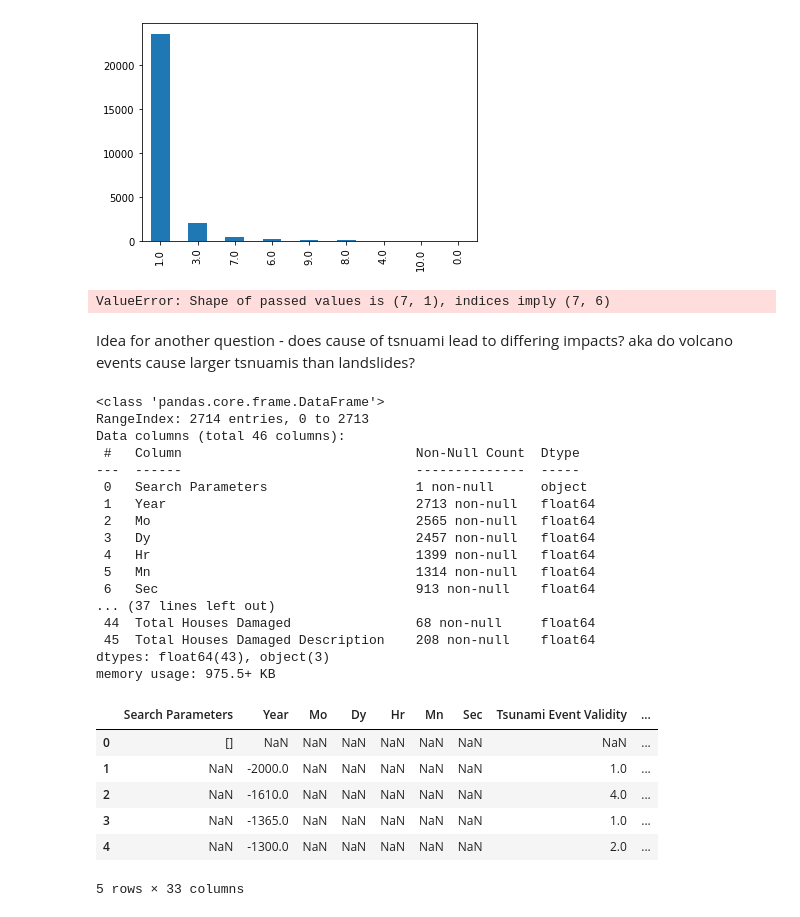
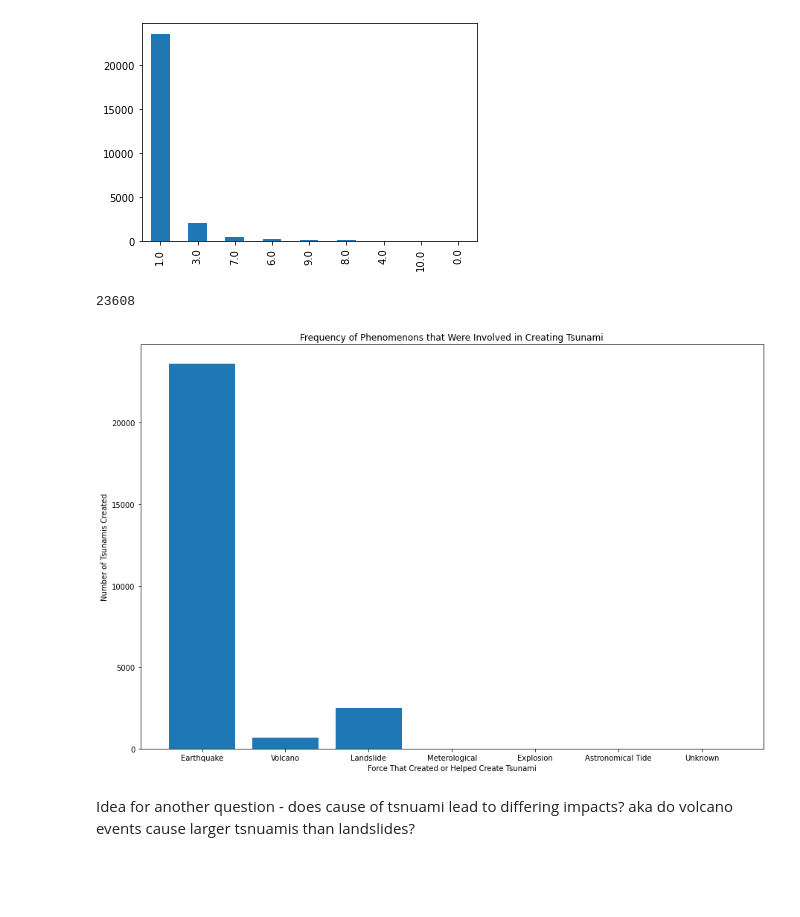
Before and after one commit to gbugieda/midtem-367-datascience, a Jupyter notebook: Messy-Tsunami-Impact.ipynb, the cells around one changed output. Drawn from its saved outputs; the diff is of its cells as text; code cells hidden in the pictures; blank space fills up the shorter version.

```diff
--- a/Messy-Tsunami-Impact.ipynb
+++ b/Messy-Tsunami-Impact.ipynb
@@ -172,56 +173,39 @@ Name: Tsunami Cause Code, dtype: int64
 # %%
 #trying to condense categories to the following: unknown, earthquake, landslide, volcano, meterological, explosion, astronomical tide
 #earthquakes = ['Earthquakes',]
 earthquakes = [1,2,4,5]
 volcanos = [4,5,6,7]
 landslides = [3,5,7,8]
 
-eq = causes[causes['Tsunami Cause Code'].isin(earthquakes)]
-vol = causes[causes['Tsunami Cause Code'].isin(volcanos)]
-land = causes[causes['Tsunami Cause Code'].isin(landslides)]
-unknown = causes[causes['Tsunami Cause Code'] == 0]
-met = causes[causes['Tsunami Cause Code'] == 9]
-explo = causes[causes['Tsunami Cause Code'] == 10]
-tide = causes[causes['Tsunami Cause Code'] == 11]
+eq = len(causes[causes['Tsunami Cause Code'].isin(earthquakes)])
+vol = len(causes[causes['Tsunami Cause Code'].isin(volcanos)])
+land = len(causes[causes['Tsunami Cause Code'].isin(landslides)])
+unknown = len(causes[causes['Tsunami Cause Code'] == 0].count())
+met = len(causes[causes['Tsunami Cause Code'] == 9].count())
+explo = len(causes[causes['Tsunami Cause Code'] == 10].count())
+tide = len(causes[causes['Tsunami Cause Code'] == 11].count())
+print(eq)
+#data = [unknown, eq, land, vol, met, explo, tide]
+#t_causes = pd.DataFrame(data, columns = ['Unknown','Earthquakes','Landslides','Meterological','Explosions','Tides'])
+#dframe = pd.concat(unknown,eq,land,vol,met,explo,tide)
+#dframe = pd.concat(eq,vol)
 
-data = [unknown, eq, land, vol, met, explo, tide]
-t_causes = pd.DataFrame(data, columns = ['Unknown','Earthquakes','Landslides','Meterological','Explosions','Tides'])
+cause_dict = {'Earthquake':eq,'Volcano':vol, 'Landslide':land,
+              'Meterological':met, 'Explosion':explo,
+              'Astronomical Tide':tide, 'Unknown':unknown}
+
+c_labels =list(cause_dict.keys())
+c_values = list(cause_dict.values())
+
+#sns.barplot(list(cause_dict.keys()),list(cause_dict.values()))
+plt.figure(figsize=(15,10))
+plt.bar(cause_dict.keys(),cause_dict.values())
+plt.xlabel("Force That Created or Helped Create Tsunami")
+plt.ylabel("Number of Tsunamis Created")
+plt.title("Frequency of Phenomenons that Were Involved in Creating Tsunami")
+plt.show()
 # %% [output]
-ValueError: Shape of passed values is (7, 1), indices imply (7, 6)
+23608
+[figure, added]
 # %% [markdown]
 Idea for another question - does cause of tsnuami lead to differing impacts? aka do volcano events cause larger tsnuamis than landslides?
-# %%
-df.info()
-# %% [output]
-<class 'pandas.core.frame.DataFrame'>
-RangeIndex: 2714 entries, 0 to 2713
-Data columns (total 46 columns):
- #   Column                              Non-Null Count  Dtype
----  ------                              --------------  -----
- 0   Search Parameters                   1 non-null      object
- 1   Year                                2713 non-null   float64
- 2   Mo                                  2565 non-null   float64
- 3   Dy                                  2457 non-null   float64
- 4   Hr                                  1399 non-null   float64
- 5   Mn                                  1314 non-null   float64
- 6   Sec                                 913 non-null    float64
-... (37 lines left out)
- 44  Total Houses Damaged                68 non-null     float64
- 45  Total Houses Damaged Description    208 non-null    float64
-dtypes: float64(43), object(3)
-memory usage: 975.5+ KB
-# %%
-#cleaning df by removing some columns I won't be using:
-t_df = df.drop(['More Info', 'Tsunami Magnitude (Abe)',
-                'Deaths', 'Missing','Injuries', 'Damage ($Mil)', 'Houses Destroyed', 'Houses Damaged',
-               'Total Deaths', 'Total Missing', 'Total Damage ($Mil)', 'Total Houses Destroyed',
-                'Total Houses Damaged'], axis=1)
-t_df.head()
-# %% [output]
-|  | Search Parameters | Year | Mo | Dy | Hr | Mn | Sec | Tsunami Event Validity | ... |
-| 0 | [] | NaN | NaN | NaN | NaN | NaN | NaN | NaN | ... |
-| 1 | NaN | -2000.0 | NaN | NaN | NaN | NaN | NaN | 1.0 | ... |
-| 2 | NaN | -1610.0 | NaN | NaN | NaN | NaN | NaN | 4.0 | ... |
-| 3 | NaN | -1365.0 | NaN | NaN | NaN | NaN | NaN | 1.0 | ... |
-| 4 | NaN | -1300.0 | NaN | NaN | NaN | NaN | NaN | 2.0 | ... |
-5 rows × 33 columns
```
Also changed, not shown: parts of 8 cells of this notebook, 1 other file.
